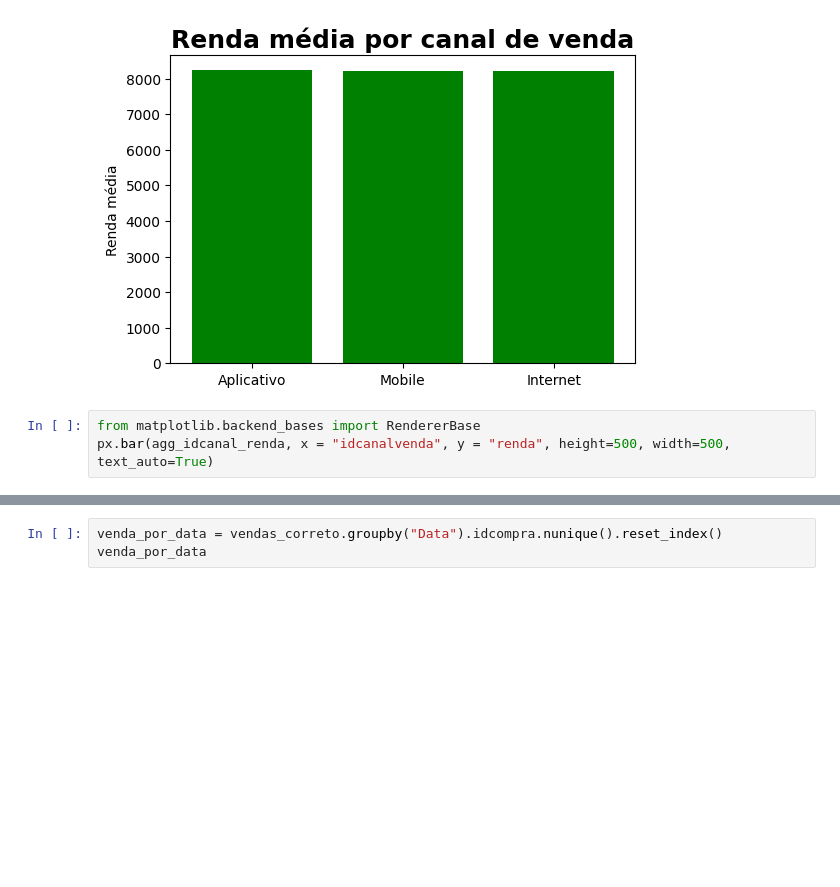
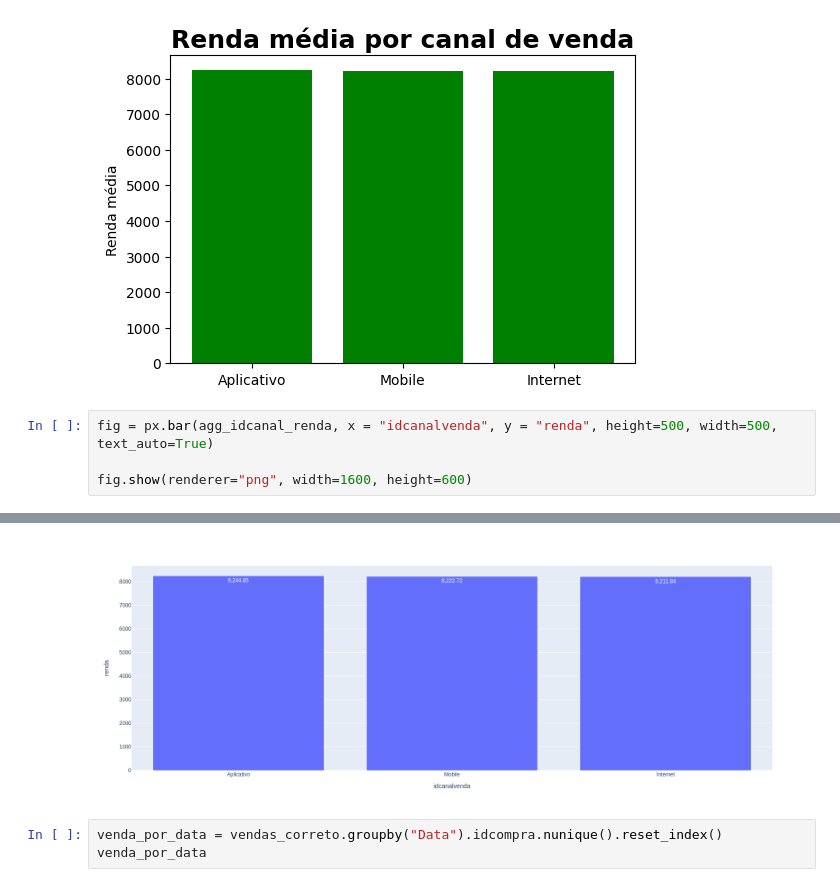
Before and after one commit to vcautela/Lib_Pandas_Matplot_Plotly, a Jupyter notebook: Case_2_Varejo.ipynb, the cells around one changed output, grey strips where cells are left out. Cells and saved outputs as stored; diff of their text form; blank space fills up the shorter version.

```diff
--- a/Case_2_Varejo.ipynb
+++ b/Case_2_Varejo.ipynb
@@ -503,6 +507,7 @@ plt.title("Renda média por canal de venda", loc="center", fontsize=18, fontweig
 # %% [output]
 [figure]
 # %%
-from matplotlib.backend_bases import RendererBase
-px.bar(agg_idcanal_renda, x = "idcanalvenda", y = "renda", height=500, width=500, text_auto=True)
+fig = px.bar(agg_idcanal_renda, x = "idcanalvenda", y = "renda", height=500, width=500, text_auto=True)
+
+fig.show(renderer="png", width=1600, height=600)
 # %% [output]
@@ -510,3 +514,4 @@ px.bar(agg_idcanal_renda, x = "idcanalvenda", y = "renda", height=500, width=500
+[figure, added]
 # %%
 venda_por_data = vendas_correto.groupby("Data").idcompra.nunique().reset_index()
 venda_por_data
```
Also changed, not shown: parts of 4 cells of this notebook.
